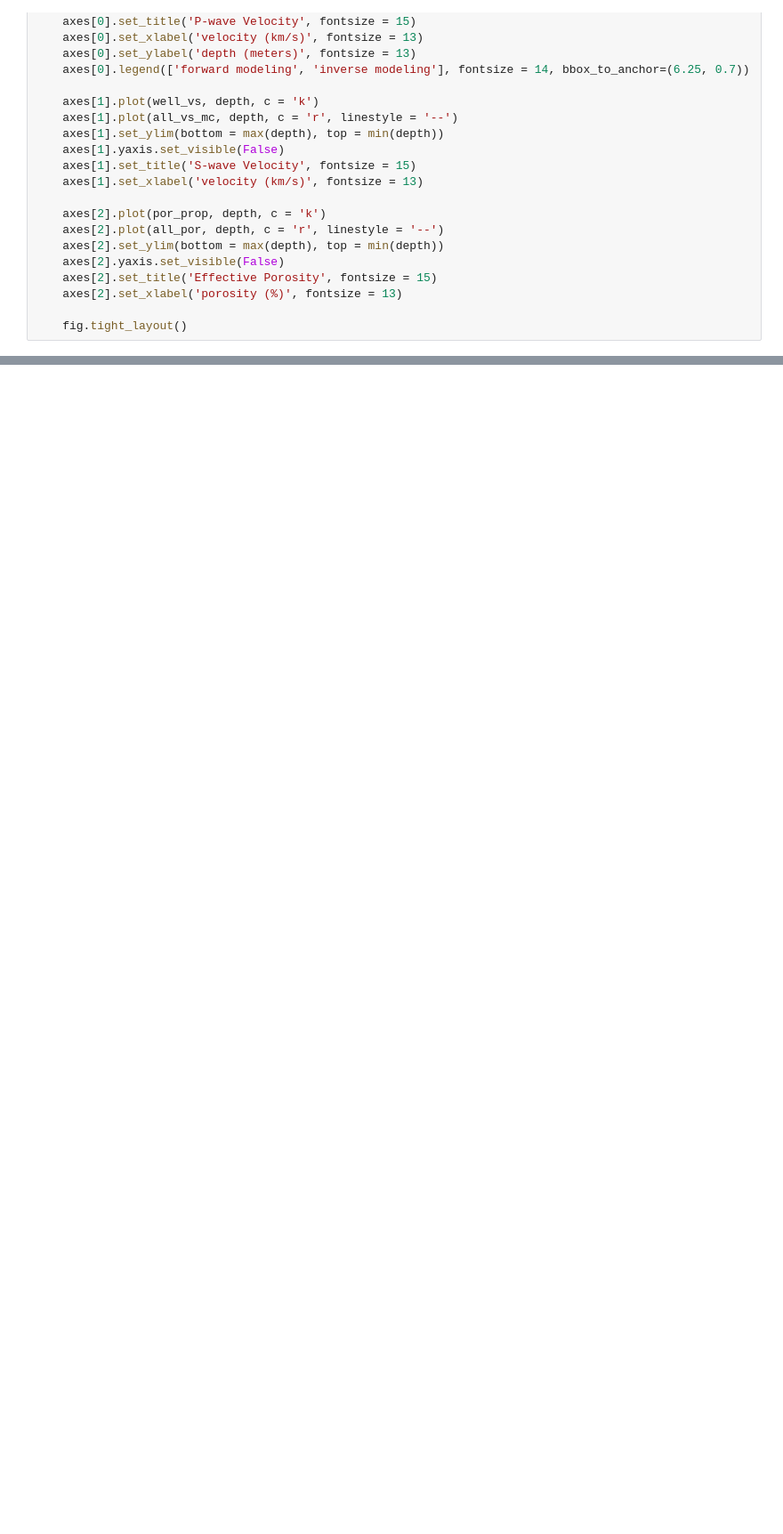
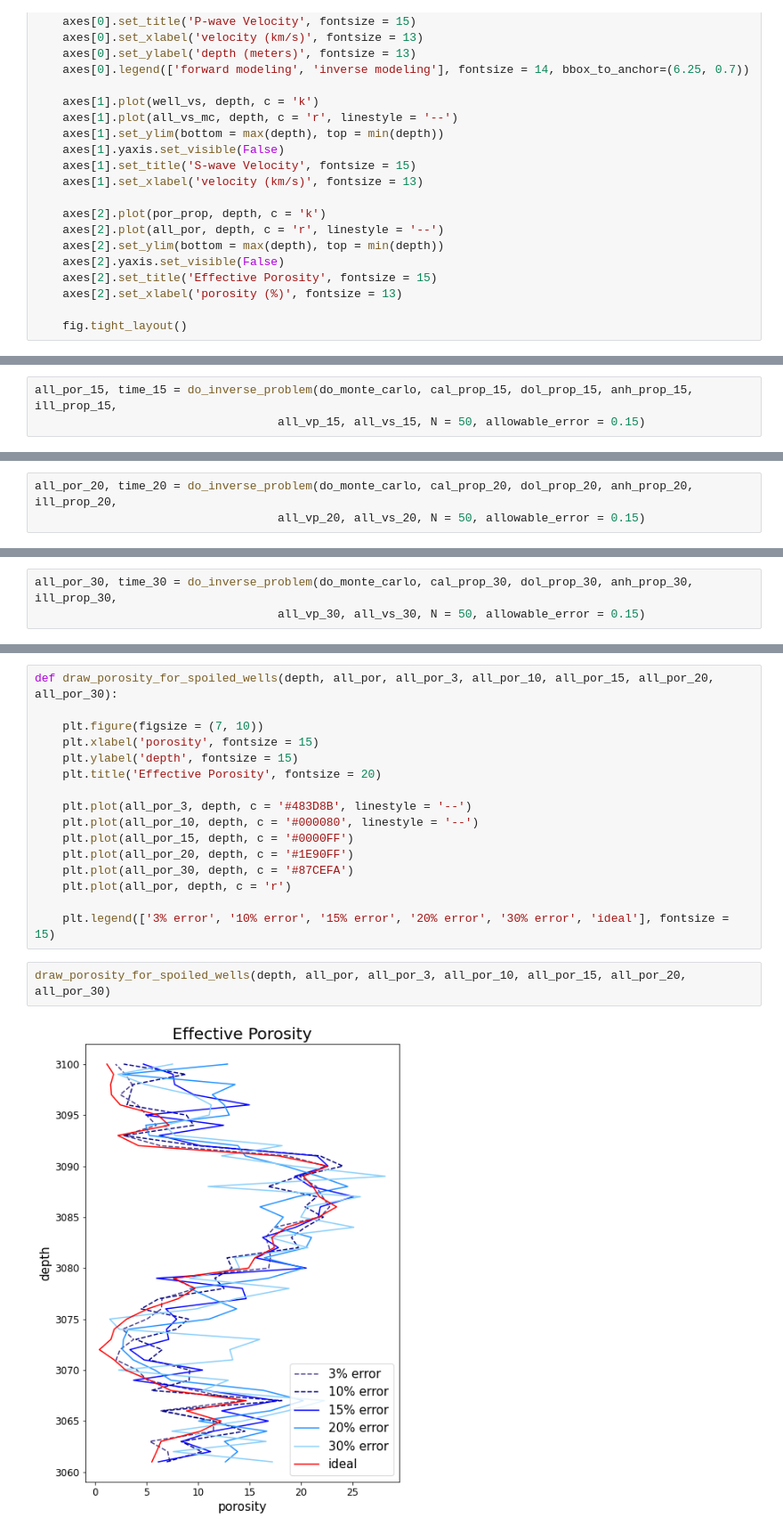
Before and after one commit to vdvorian/gradientDescent, a Jupyter notebook: artificial_well.ipynb, the cells around one changed output, grey strips where cells are left out. Shown: that part at 89% size. Saved outputs shown, nothing was run; the diff lists cells and outputs as text; blank space fills up the shorter version.

```diff
--- a/artificial_well.ipynb
+++ b/artificial_well.ipynb
@@ -1068,0 +1279,3 @@ plt.legend(['mc', 'spoiled_3', 'spoiled_10','real'], fontsize = 12)
+# %%
+all_por_15, time_15 = do_inverse_problem(do_monte_carlo, cal_prop_15, dol_prop_15, anh_prop_15, ill_prop_15,
+                                   all_vp_15, all_vs_15, N = 50, allowable_error = 0.15)
@@ -1068,0 +1317,3 @@ plt.legend(['mc', 'spoiled_3', 'spoiled_10','real'], fontsize = 12)
+# %%
+all_por_20, time_20 = do_inverse_problem(do_monte_carlo, cal_prop_20, dol_prop_20, anh_prop_20, ill_prop_20,
+                                   all_vp_20, all_vs_20, N = 50, allowable_error = 0.15)
@@ -1068,0 +1348,3 @@ plt.legend(['mc', 'spoiled_3', 'spoiled_10','real'], fontsize = 12)
+# %%
+all_por_30, time_30 = do_inverse_problem(do_monte_carlo, cal_prop_30, dol_prop_30, anh_prop_30, ill_prop_30,
+                                   all_vp_30, all_vs_30, N = 50, allowable_error = 0.15)
@@ -1068,0 +1391,20 @@ plt.legend(['mc', 'spoiled_3', 'spoiled_10','real'], fontsize = 12)
+# %%
+def draw_porosity_for_spoiled_wells(depth, all_por, all_por_3, all_por_10, all_por_15, all_por_20, all_por_30):
+
+    plt.figure(figsize = (7, 10))
+    plt.xlabel('porosity', fontsize = 15)
+    plt.ylabel('depth', fontsize = 15)
+    plt.title('Effective Porosity', fontsize = 20)
+
+    plt.plot(all_por_3, depth, c = '#483D8B', linestyle = '--')
+    plt.plot(all_por_10, depth, c = '#000080', linestyle = '--')
+    plt.plot(all_por_15, depth, c = '#0000FF')
+    plt.plot(all_por_20, depth, c = '#1E90FF')
+    plt.plot(all_por_30, depth, c = '#87CEFA')
+    plt.plot(all_por, depth, c = 'r')
+
+    plt.legend(['3% error', '10% error', '15% error', '20% error', '30% error', 'ideal'], fontsize = 15)
+# %%
+draw_porosity_for_spoiled_wells(depth, all_por, all_por_3, all_por_10, all_por_15, all_por_20, all_por_30)
+# %% [output]
+[figure, added]
```
Also changed, not shown: parts of 25 cells of this notebook.
